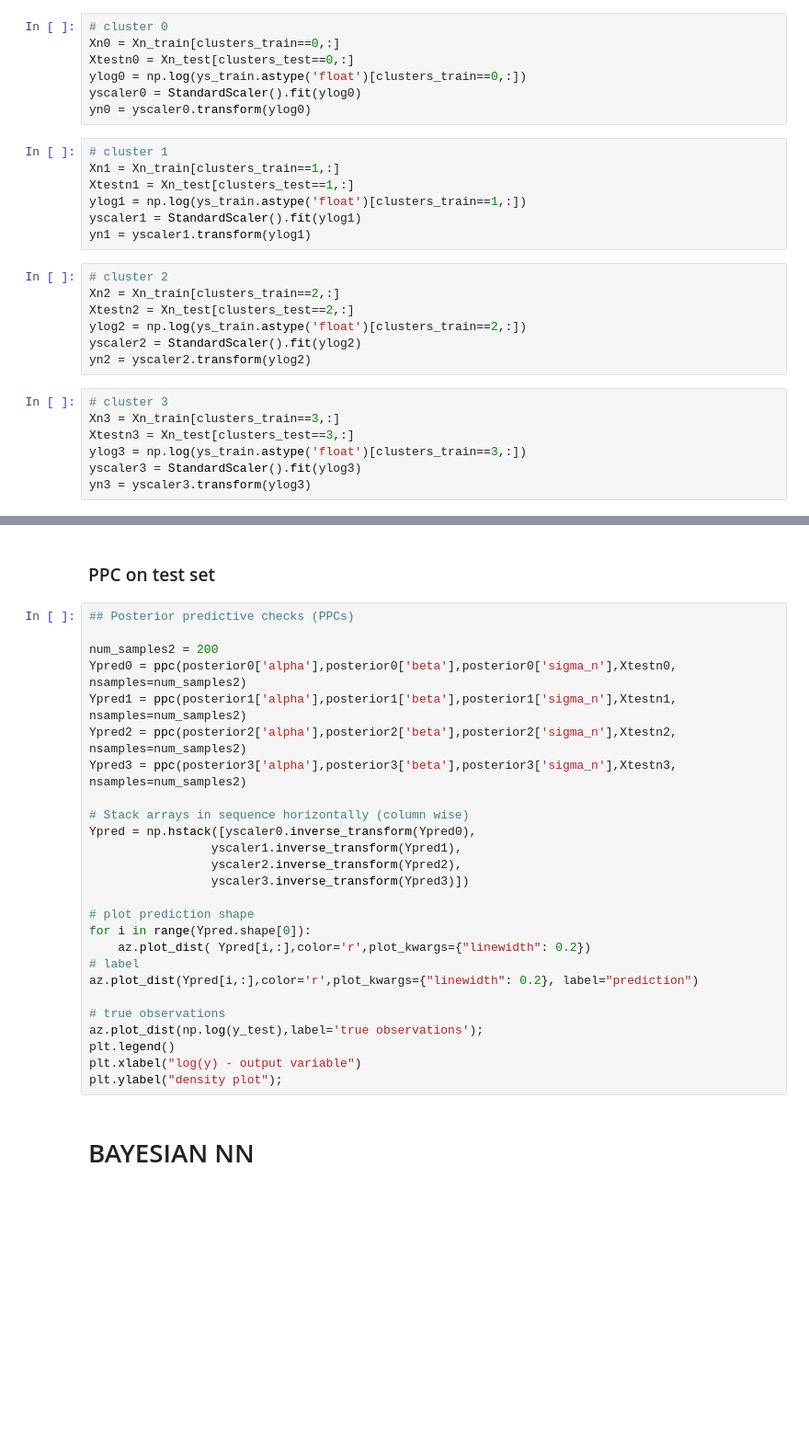
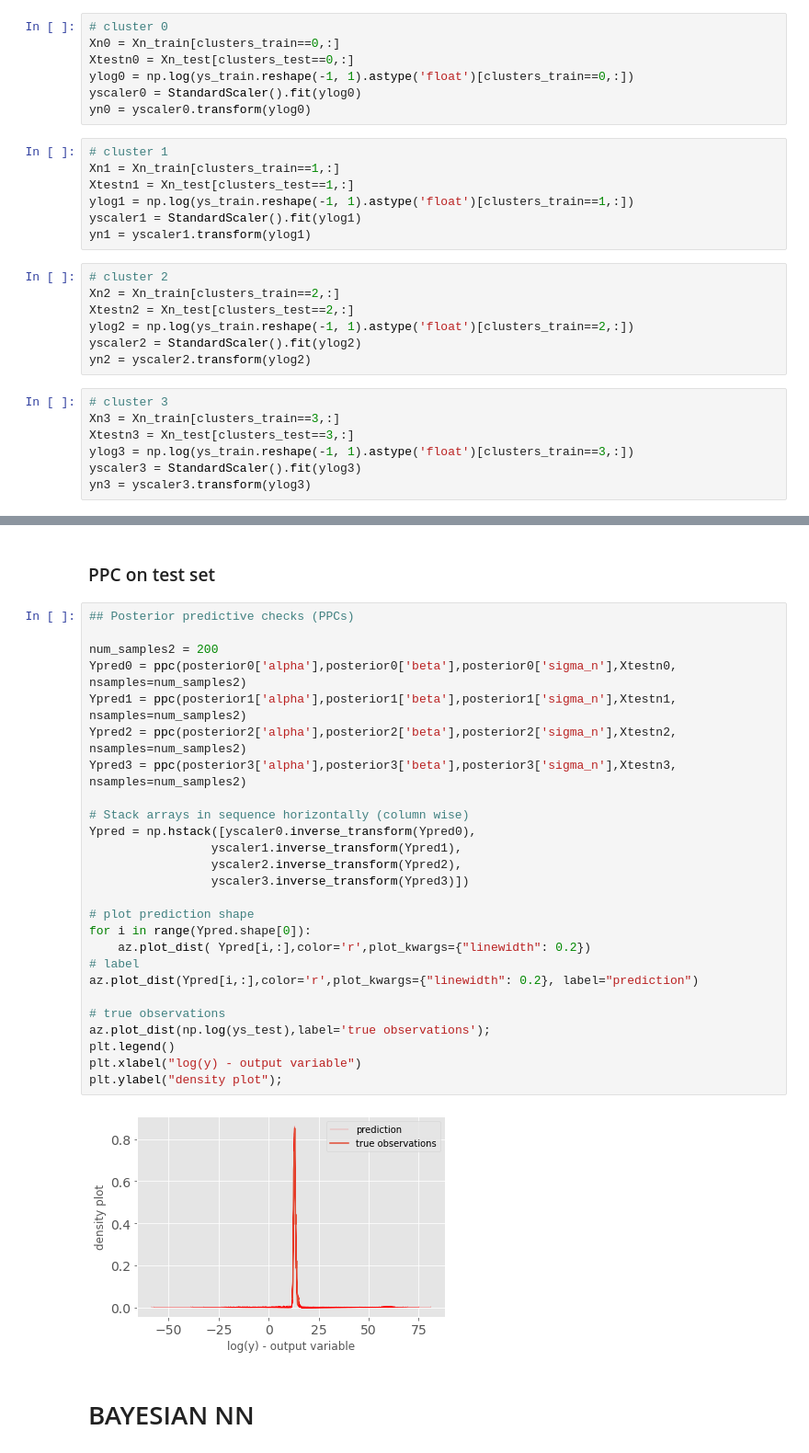
Before and after one commit to ET5003-Group1/ET5003, a Jupyter notebook: ET5003_KaggleCompetition_Stephen_Quirke_20172257.ipynb, the cells around one changed output, grey strips where cells are left out. Shown at 92% size. Cells and saved outputs as stored; diff of their text form; blank space fills up the shorter version.

```diff
--- a/ET5003_KaggleCompetition_Stephen_Quirke_20172257.ipynb
+++ b/ET5003_KaggleCompetition_Stephen_Quirke_20172257.ipynb
@@ -988,27 +1067,27 @@ dict(zip(unique_test, counts_test))
 # cluster 0
 Xn0 = Xn_train[clusters_train==0,:]
 Xtestn0 = Xn_test[clusters_test==0,:]
-ylog0 = np.log(ys_train.astype('float')[clusters_train==0,:])
+ylog0 = np.log(ys_train.reshape(-1, 1).astype('float')[clusters_train==0,:])
 yscaler0 = StandardScaler().fit(ylog0)
 yn0 = yscaler0.transform(ylog0)
 # %%
 # cluster 1
 Xn1 = Xn_train[clusters_train==1,:]
 Xtestn1 = Xn_test[clusters_test==1,:]
-ylog1 = np.log(ys_train.astype('float')[clusters_train==1,:])
+ylog1 = np.log(ys_train.reshape(-1, 1).astype('float')[clusters_train==1,:])
 yscaler1 = StandardScaler().fit(ylog1)
 yn1 = yscaler1.transform(ylog1)
 # %%
 # cluster 2
 Xn2 = Xn_train[clusters_train==2,:]
 Xtestn2 = Xn_test[clusters_test==2,:]
-ylog2 = np.log(ys_train.astype('float')[clusters_train==2,:])
+ylog2 = np.log(ys_train.reshape(-1, 1).astype('float')[clusters_train==2,:])
 yscaler2 = StandardScaler().fit(ylog2)
 yn2 = yscaler2.transform(ylog2)
 # %%
 # cluster 3
 Xn3 = Xn_train[clusters_train==3,:]
 Xtestn3 = Xn_test[clusters_test==3,:]
-ylog3 = np.log(ys_train.astype('float')[clusters_train==3,:])
+ylog3 = np.log(ys_train.reshape(-1, 1).astype('float')[clusters_train==3,:])
 yscaler3 = StandardScaler().fit(ylog3)
 yn3 = yscaler3.transform(ylog3)
@@ -1235,29 +1354,31 @@ print("MAE=",np.mean(joint))
 # %%
 ## Posterior predictive checks (PPCs)
 
 num_samples2 = 200
 Ypred0 = ppc(posterior0['alpha'],posterior0['beta'],posterior0['sigma_n'],Xtestn0, nsamples=num_samples2)
 Ypred1 = ppc(posterior1['alpha'],posterior1['beta'],posterior1['sigma_n'],Xtestn1, nsamples=num_samples2)
 Ypred2 = ppc(posterior2['alpha'],posterior2['beta'],posterior2['sigma_n'],Xtestn2, nsamples=num_samples2)
 Ypred3 = ppc(posterior3['alpha'],posterior3['beta'],posterior3['sigma_n'],Xtestn3, nsamples=num_samples2)
 
 # Stack arrays in sequence horizontally (column wise)
 Ypred = np.hstack([yscaler0.inverse_transform(Ypred0),
                  yscaler1.inverse_transform(Ypred1),
                  yscaler2.inverse_transform(Ypred2),
                  yscaler3.inverse_transform(Ypred3)])
 
 # plot prediction shape
 for i in range(Ypred.shape[0]):
     az.plot_dist( Ypred[i,:],color='r',plot_kwargs={"linewidth": 0.2})
 # label
 az.plot_dist(Ypred[i,:],color='r',plot_kwargs={"linewidth": 0.2}, label="prediction")
 
 # true observations
-az.plot_dist(np.log(y_test),label='true observations');
+az.plot_dist(np.log(ys_test),label='true observations');
 plt.legend()
 plt.xlabel("log(y) - output variable")
 plt.ylabel("density plot");
+# %% [output]
+[figure, added]
 # %% [markdown]
 # BAYESIAN NN
 # %% [markdown]
```
Also changed, not shown: parts of 55 cells of this notebook.
